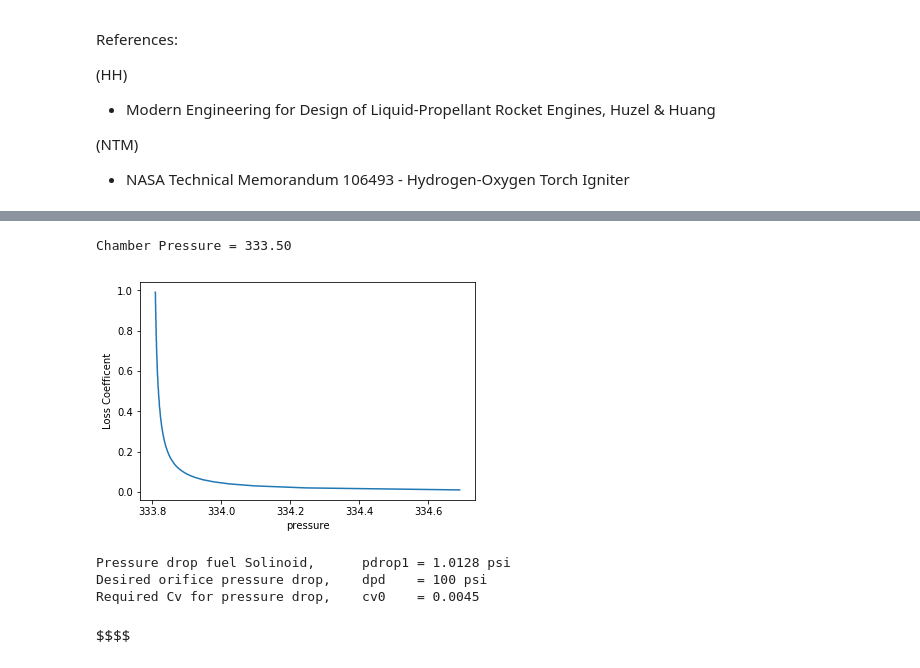
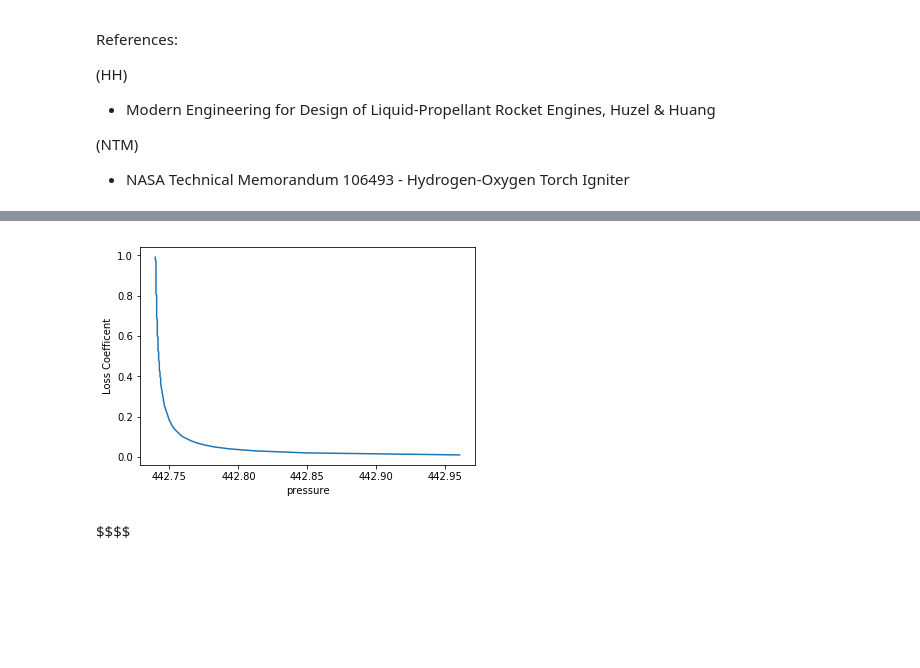
Before and after one commit to psas/liquid-engine-test-stand, a Jupyter notebook: igniter/Igniter Calculations.ipynb, the cells around one changed output, grey strips where cells are left out. Drawn from its saved outputs; the diff is of its cells as text; code cells hidden in the pictures; blank space fills up the shorter version.

Commit message:
updates to igniter calculations

```diff
--- a/igniter/Igniter Calculations.ipynb
+++ b/igniter/Igniter Calculations.ipynb
@@ -174,48 +293,49 @@ import sympy as sympy
 from sympy import *
 sympy.init_printing(use_unicode=False, wrap_line=True)
 from matplotlib import pyplot as plt
 
-p_1o     = Symbol('p_1o')      #oxygen inlet pressure
-p_1f     = Symbol('p_1f')      #fuel inlet pressure
-p_ch     = Symbol('p_ch')      #igniter chamber pressure
+#pressure_inlet_GOX     = Symbol('pressure_inlet_GOX')      #oxygen inlet pressure
+#pressure_inlet_fuel    = Symbol('pressure_inlet_fuel')      #fuel inlet pressure
+chamber_pressure       = Symbol('chamber_pressure')      #igniter chamber pressure
 #mdot_O   = Symbol('mdot_O')    #Oxygen mass flow rate
 #mdot_F   = Symbol('mdot_F')    #Fuel mass flow rate
 #rho_O2   = Symbol('rho_O2')    #density of GOX
 #rho_f    = Symbol('rho_f')     #density of fuel
-#area1_8  = Symbol('area1_8')  #area of 1/8th inch tube
+#area_125  = Symbol('area_125')  #area of 1/8th inch tube
 #C_d      = Symbol('C_d')       #Loss coefficent of fuel orifice
 
-p_1o = 450 #pressure in psi
-# p_1f = 725 #pressure in psi
+pressure_inlet_GOX = 450 #pressure in psi
+# pressure_inlet_fuel = 725 #pressure in psi
 
-#Eq(p_ch + rho_O2*( ((mdot_O)/(rho_O2*area1_8) )**2)/2, p_1o)
+#Eq(chamber_pressure + density_GOX*( ((mdot_O)/(rho_O2*area1_8) )**2)/2, p_1o)
 
-p_ch = solveset(Eq((p_ch + (rho_O2*( ((mdot_O)/(rho_O2*area1_8) )**2)/2)/144), p_1o), p_ch).evalf(5)
-print ("Chamber Pressure =", p_ch.args[0])
+chamber_pressure = solveset(Eq((chamber_pressure + (density_GOX*(
+    ((flowrate_mass_O)/(density_GOX*area_125) )**2)/2)/144), pressure_inlet_GOX)
+                            ,chamber_pressure).evalf(5)
+#print ("Chamber Pressure =", chamber_pressure.args[0])
 
 # C_d = 1
 pressure = []
 loss_coef =[]
 
 
 for x in range(1, 100):
     C_d= x/100
     loss_coef.append(C_d)
-    equation = Eq((p_ch.args[0] + \
-            (rho_f*( ((mdot_F)/(rho_f*area1_8) )**2)/2)/144 + \
-            (mdot_F/(area1_8*C_d))/(144*rho_f)), p_1f)
-    pressure.append(solveset(equation, p_1f).evalf(5).args[0])
+    equation = Eq((chamber_pressure.args[0] + \
+            (density_fuel*( ((flowrate_mass_F)/(density_fuel*area_125) )**2)/2)/144 + \
+            (flowrate_mass_F/(area_125*C_d))/(144*density_fuel)), pressure_inlet_fuel)
+    pressure.append(solveset(equation, pressure_inlet_fuel).evalf(5).args[0])
 
 #print(loss_coef)
 #print(pressure)
 
 plt.plot(pressure, loss_coef)
 plt.ylabel('Loss Coefficent')
 plt.xlabel('pressure')
 plt.show()
 # %% [output]
-Chamber Pressure = 333.50
-[figure, old version]
+[figure, new version]
 # %%
 # Need to input the KL variables prior to solving for inlet pressure.
 
@@ -224,23 +344,19 @@ Chamber Pressure = 333.50
 cv1 = 0.045        #GPM take from Valve data sheet
 
 #Calculations
-pdrop1 = sgf * (qgpm / cv1)**2
+pressure_drop1 = specific_gravity_fuel * (flowrate_mass_F / cv1)**2
 
 #print("Flow Rate through Solinoid 1,   Qgpm = %.4f gpm" % Qgpm)
-print("Pressure drop fuel Solinoid,      pdrop1 = %.4f psi" % pdrop1)
+print("Pressure drop fuel Solinoid,      pdrop1 = %.4f psi" % pressure_drop1)
 
 # Attempt to find Cv for orifice
 
-dpd = 100 # Desired pressure drop accross fuel orifice (psi)
+desired_pressure_drop = 100 # Desired pressure drop accross fuel orifice (psi)
 
-cv0 = qgpm * sqrt(sgf/dpd)
+#cv0 = qgpm * sqrt(sgf/dpd)
 
-print("Desired orifice pressure drop,    dpd    = %.0f psi" % dpd)
-print("Required Cv for pressure drop,    cv0    = %.4f " % cv0)
+print("Desired orifice pressure drop,    desired_pressure_drop    = %.0f psi" % desired_pressure_drop)
+#print("Required Cv for pressure drop,    cv0    = %.4f " % cv0)
-# %% [output]
-Pressure drop fuel Solinoid,      pdrop1 = 1.0128 psi
-Desired orifice pressure drop,    dpd    = 100 psi
-Required Cv for pressure drop,    cv0    = 0.0045
 # %%
 #Mixing chamber calculation
 diameter_igniter_nozzle = 0.108 #diameter of the nozzle on the igniter (in)
```
Also changed, not shown: parts of 4 cells of this notebook.
